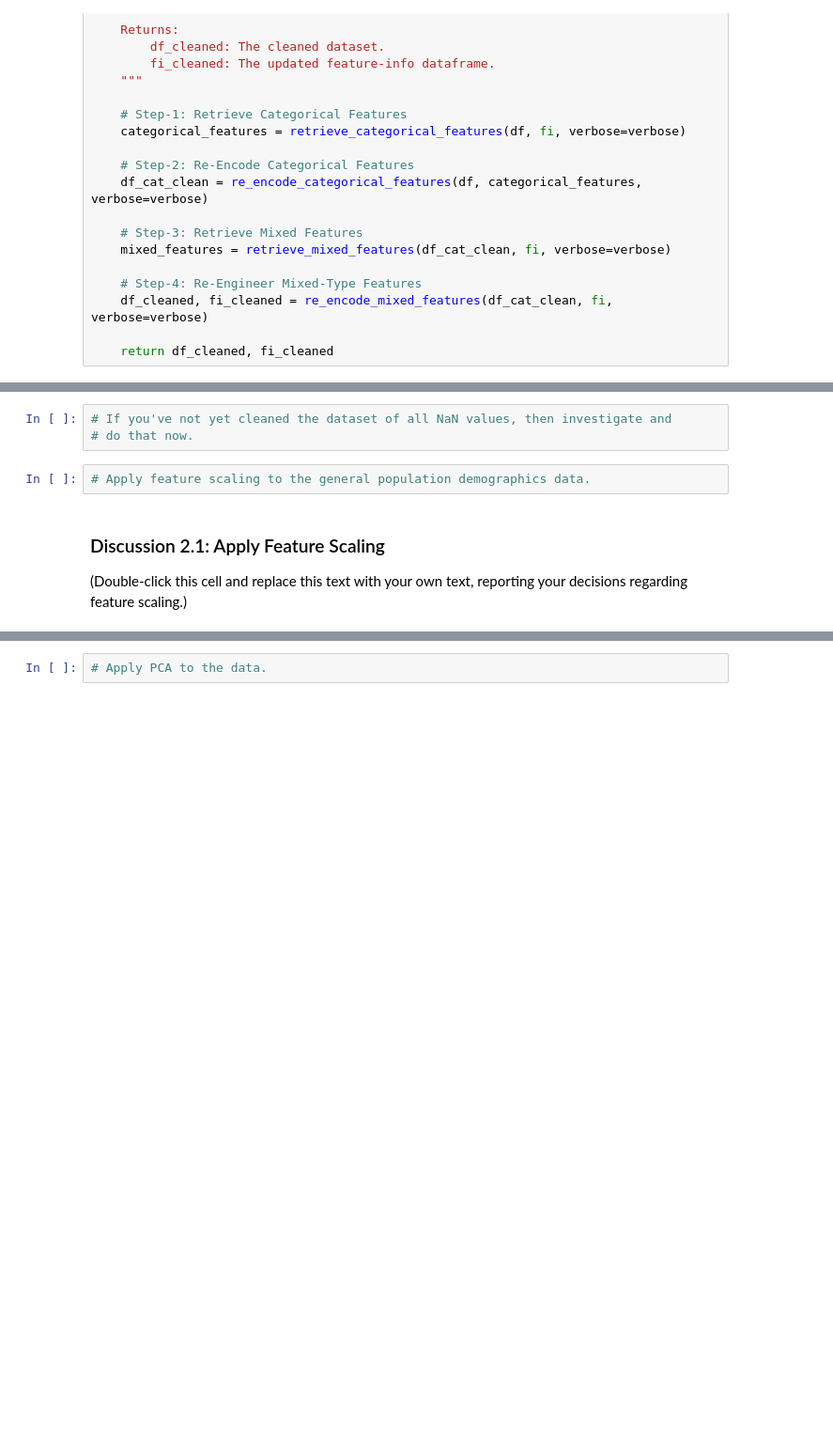
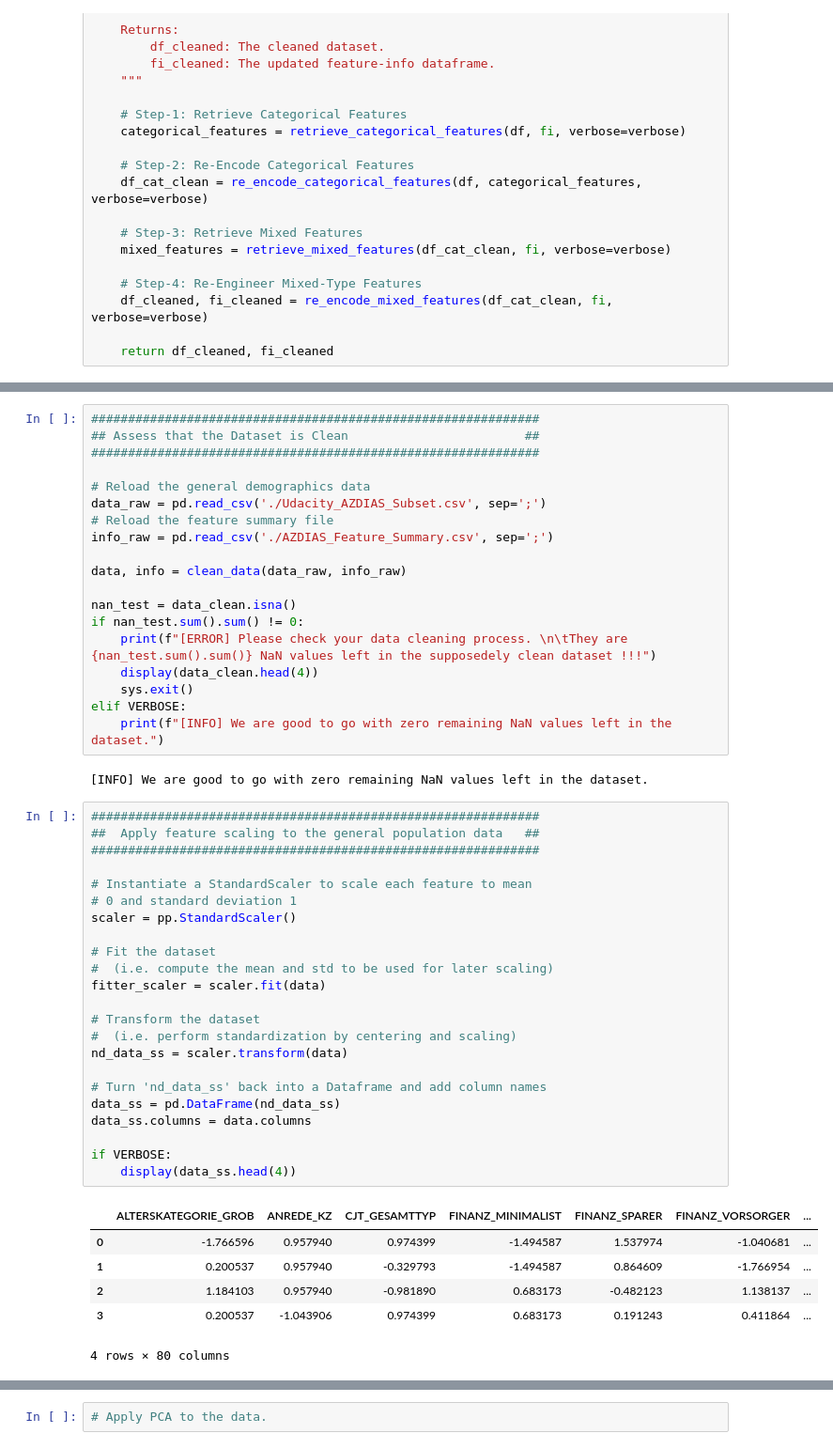
Before and after one commit to fab7/LESSONS-Unsupervised-Learning, a Jupyter notebook: project/Identify_Customer_Segments.ipynb, the cells around one changed output, grey strips where cells are left out. Shown at 94% size. Saved outputs shown, nothing was run; the diff lists cells and outputs as text; blank space fills up the shorter version.

```diff
--- a/project/Identify_Customer_Segments.ipynb
+++ b/project/Identify_Customer_Segments.ipynb
@@ -1100,9 +1096,51 @@ Before we apply dimensionality reduction techniques to the data, we need to perf
-# %%
-# If you've not yet cleaned the dataset of all NaN values, then investigate and
-# do that now.
-# %%
-# Apply feature scaling to the general population demographics data.
-# %% [markdown]
-### Discussion 2.1: Apply Feature Scaling
-
-(Double-click this cell and replace this text with your own text, reporting your decisions regarding feature scaling.)
+# %%
+#############################################################
+## Assess that the Dataset is Clean                        ##
+#############################################################
+
+# Reload the general demographics data
+data_raw = pd.read_csv('./Udacity_AZDIAS_Subset.csv', sep=';')
+# Reload the feature summary file
+info_raw = pd.read_csv('./AZDIAS_Feature_Summary.csv', sep=';')
+
+data, info = clean_data(data_raw, info_raw)
+
+nan_test = data_clean.isna()
+if nan_test.sum().sum() != 0:
+    print(f"[ERROR] Please check your data cleaning process. \n\tThey are {nan_test.sum().sum()} NaN values left in the supposedely clean dataset !!!")
+    display(data_clean.head(4))
+    sys.exit()
+elif VERBOSE:
+    print(f"[INFO] We are good to go with zero remaining NaN values left in the dataset.")
+# %% [output]
+[INFO] We are good to go with zero remaining NaN values left in the dataset.
+# %%
+#############################################################
+##  Apply feature scaling to the general population data   ##
+#############################################################
+
+# Instantiate a StandardScaler to scale each feature to mean
+# 0 and standard deviation 1
+scaler = pp.StandardScaler()
+
+# Fit the dataset
+#  (i.e. compute the mean and std to be used for later scaling)
+fitter_scaler = scaler.fit(data)
+
+# Transform the dataset
+#  (i.e. perform standardization by centering and scaling)
+nd_data_ss = scaler.transform(data)
+
+# Turn 'nd_data_ss' back into a Dataframe and add column names
+data_ss = pd.DataFrame(nd_data_ss)
+data_ss.columns = data.columns
+
+if VERBOSE:
+    display(data_ss.head(4))
+# %% [output]
+|  | ALTERSKATEGORIE_GROB | ANREDE_KZ | CJT_GESAMTTYP | FINANZ_MINIMALIST | FINANZ_SPARER | FINANZ_VORSORGER | ... |
+| 0 | -1.766596 | 0.957940 | 0.974399 | -1.494587 | 1.537974 | -1.040681 | ... |
+| 1 | 0.200537 | 0.957940 | -0.329793 | -1.494587 | 0.864609 | -1.766954 | ... |
+| 2 | 1.184103 | 0.957940 | -0.981890 | 0.683173 | -0.482123 | 1.138137 | ... |
+| 3 | 0.200537 | -1.043906 | 0.974399 | 0.683173 | 0.191243 | 0.411864 | ... |
+4 rows × 80 columns
```
Also changed, not shown: parts of 28 cells of this notebook.
